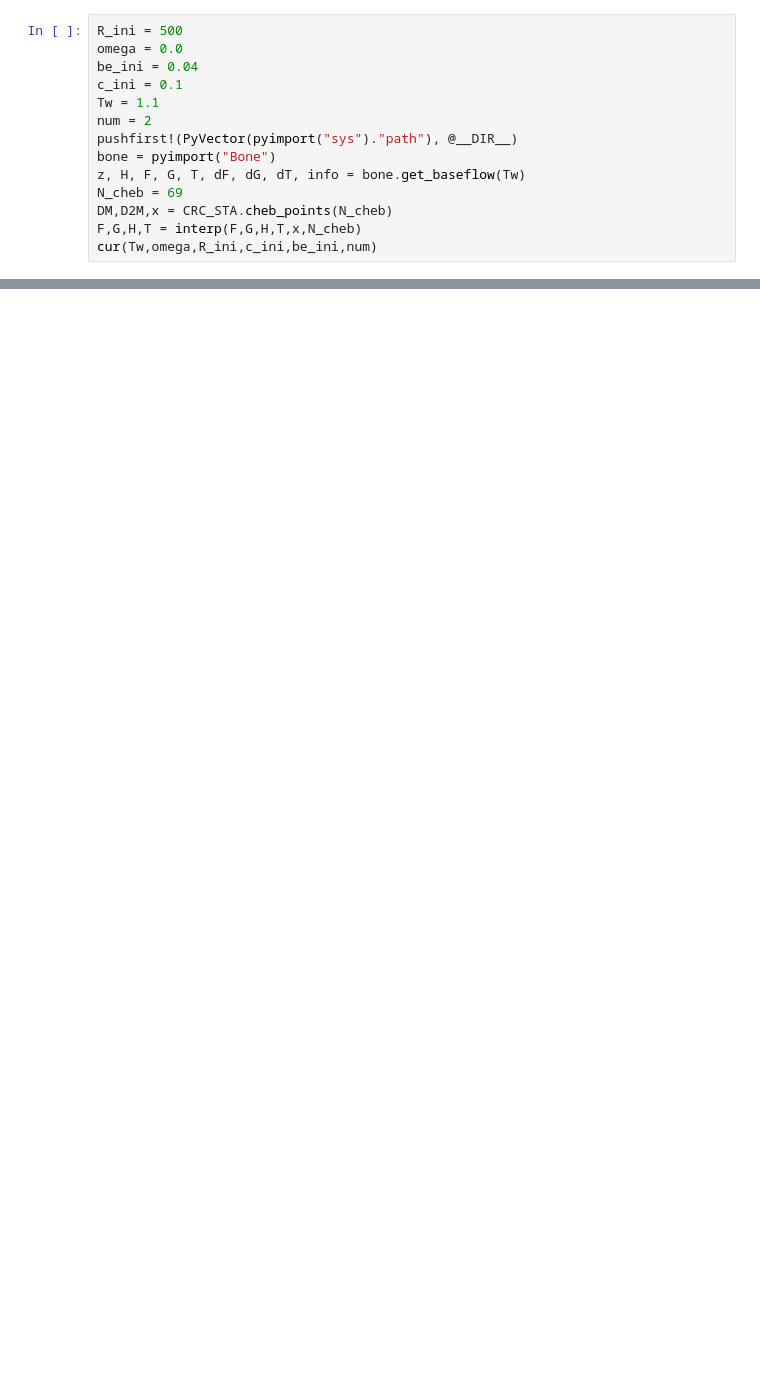
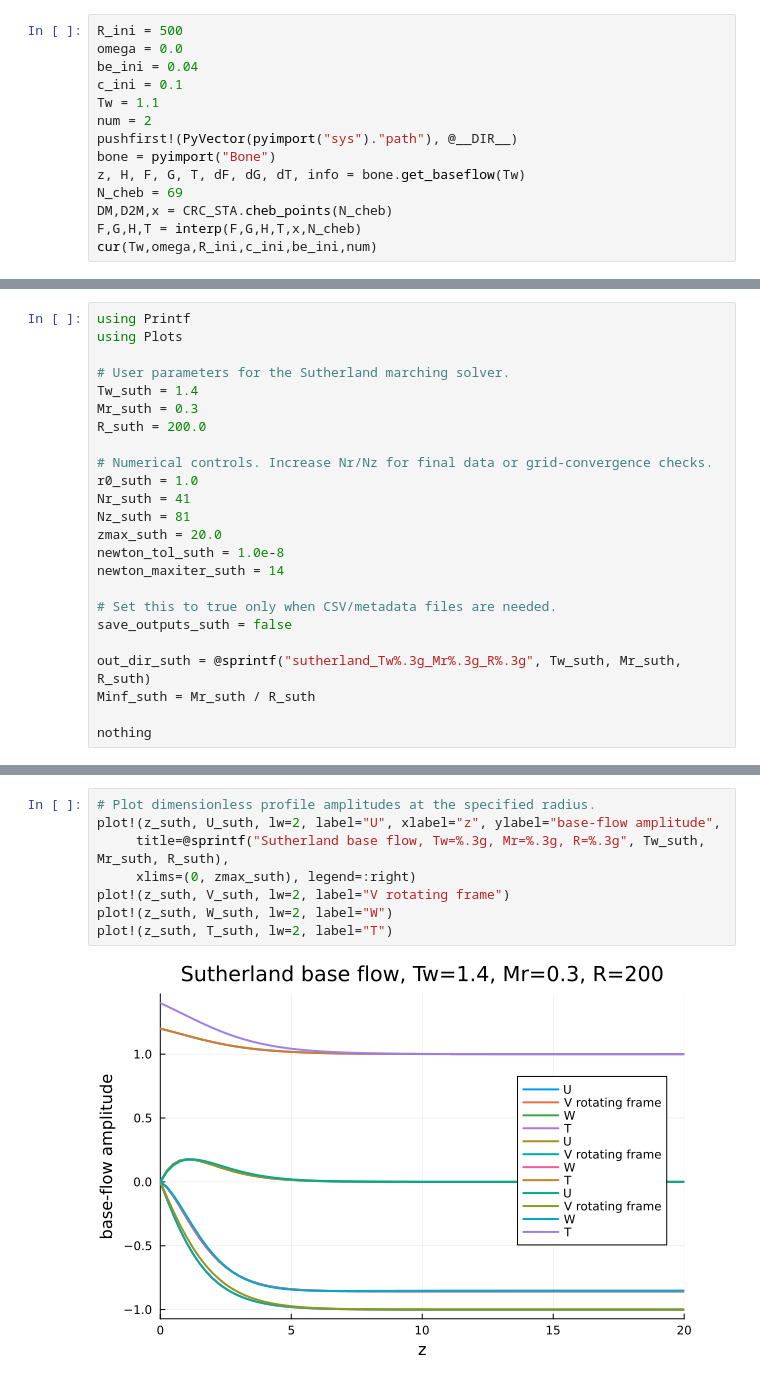
Before and after one commit to HaojieZhang917/Rotating-Flow-ToolKit, a Jupyter notebook: compress/BEK/Vonkarmen_bone/Bone.ipynb, the cells around one changed output, grey strips where cells are left out. Cells and saved outputs as stored; diff of their text form; blank space fills up the shorter version.

Commit message:
feat: add the sutherland condition

```diff
--- a/compress/BEK/Vonkarmen_bone/Bone.ipynb
+++ b/compress/BEK/Vonkarmen_bone/Bone.ipynb
@@ -303,0 +346,24 @@ cur (generic function with 2 methods)
+# %%
+using Printf
+using Plots
+
+# User parameters for the Sutherland marching solver.
+Tw_suth = 1.4
+Mr_suth = 0.3
+R_suth = 200.0
+
+# Numerical controls. Increase Nr/Nz for final data or grid-convergence checks.
+r0_suth = 1.0
+Nr_suth = 41
+Nz_suth = 81
+zmax_suth = 20.0
+newton_tol_suth = 1.0e-8
+newton_maxiter_suth = 14
+
+# Set this to true only when CSV/metadata files are needed.
+save_outputs_suth = false
+
+out_dir_suth = @sprintf("sutherland_Tw%.3g_Mr%.3g_R%.3g", Tw_suth, Mr_suth, R_suth)
+Minf_suth = Mr_suth / R_suth
+
+nothing
@@ -303,0 +422,10 @@ cur (generic function with 2 methods)
+# %%
+# Plot dimensionless profile amplitudes at the specified radius.
+plot!(z_suth, U_suth, lw=2, label="U", xlabel="z", ylabel="base-flow amplitude",
+     title=@sprintf("Sutherland base flow, Tw=%.3g, Mr=%.3g, R=%.3g", Tw_suth, Mr_suth, R_suth),
+     xlims=(0, zmax_suth), legend=:right)
+plot!(z_suth, V_suth, lw=2, label="V rotating frame")
+plot!(z_suth, W_suth, lw=2, label="W")
+plot!(z_suth, T_suth, lw=2, label="T")
+# %% [output]
+[figure, added]
```
Also changed, not shown: parts of 15 cells of this notebook, 48 other files.
